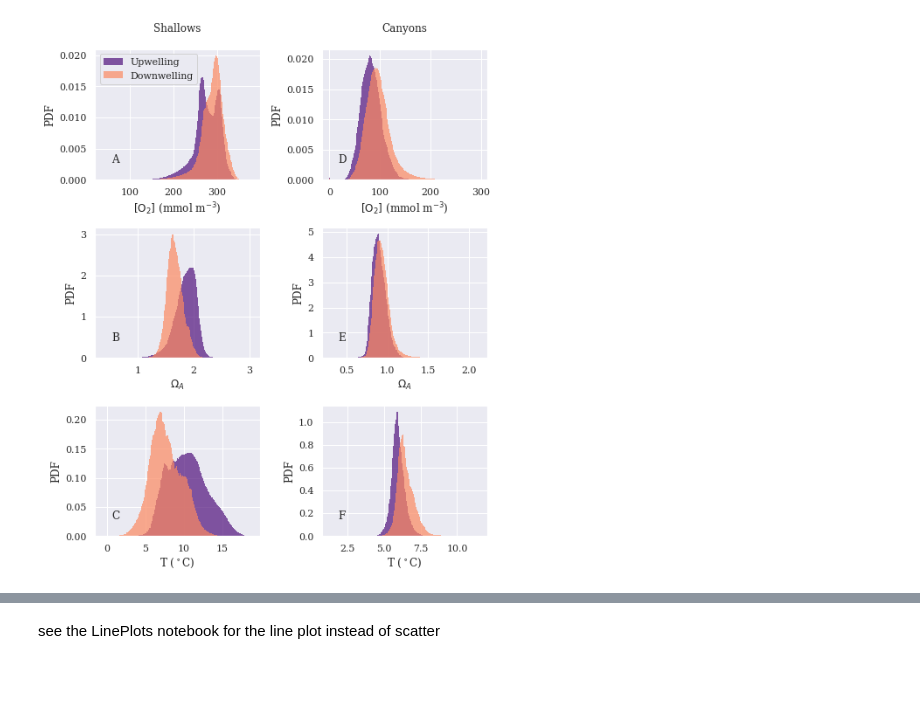
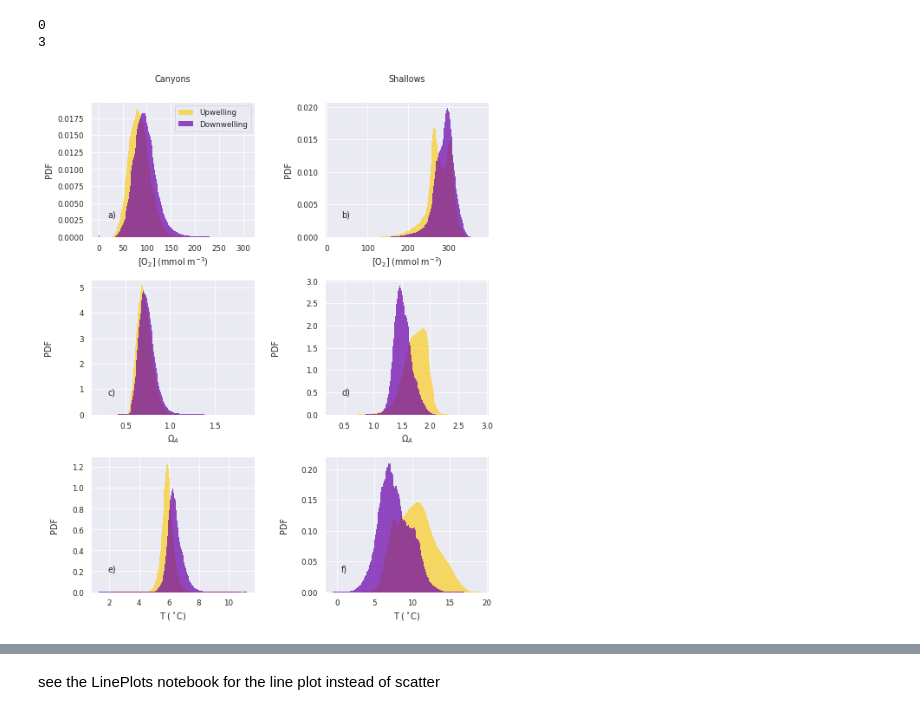
Before and after one commit to ashao/NEP36_cluster_analysis, a Jupyter notebook: compare_cluster_distributions.ipynb, the cells around one changed output, grey strips where cells are left out. Saved outputs shown, nothing was run; the diff lists cells and outputs as text; code cells hidden in the pictures; blank space fills up the shorter version.

Commit message:
adding all codes for draft paper

```diff
--- a/compare_cluster_distributions.ipynb
+++ b/compare_cluster_distributions.ipynb
@@ -108,0 +132,6 @@ plt.tight_layout()
+# %%
+def getRHO(T,S,nlon,nlat,D):
+    P=gsw.p_from_z(-D,nlat)
+    SA=gsw.SA_from_SP(S, P, nlon,nlat)
+    rho=gsw.rho(SA,T,P)-1000
+    return rho
@@ -108,0 +188,8 @@ plt.tight_layout()
+# %%
+from netCDF4 import Dataset, num2date
+
+namdepth='/home/amh001/space_fs7/DATA/NEP36-I/HINDCAST/inputs_714x1020/Bathymetry_NEP36_GLORYS12v1OBC_10.nc'
+ncT= Dataset(namdepth,'r')
+bat = ncT.variables['Bathymetry'][:] #(t,z,y.x)
+nav_lon = ncT.variables['nav_lon'][:][:]
+nav_lat = ncT.variables['nav_lat'][:][:]
@@ -263,0 +541,8 @@ plt.savefig('../Figures/clusters.jpg', format='jpg', bbox_inches='tight',transpa
+# %%
+def get_deseasoned_plot(cluster_ds, var, color, label, linestyle):
+    cluster=cluster_ds.sel(time=slice('1996-01-01T12:00:00', '2019-12-31T12:00:00'))
+    ds_months = cluster.groupby('time.month').mean()
+    monthly=cluster.resample(time='1MS').mean(dim='time')
+    X=deseason(monthly[var].values,ds_months[var].values)
+    X0=np.mean(X, axis=1)
+    plt.plot(monthly.time.values, X0, color=color, label=label, linestyle=linestyle)
@@ -282,9 +682,12 @@ def filter_by_season_and_values(ds, month_range):
   #      'size'   : 12}
 
 #matplotlib.rc('font', **font)
+sns.set('paper')
 
 downwelling = {}
 upwelling = {}
+subpanel = ['a)','c)','e)','b)', 'd)', 'f)']
+
 #sns.set_style('ticks')
 plt.figure(figsize=(Wf,Hf))
 att=0.5
@@ -293,13 +696,14 @@ at=0.1
 bt=.2
 for cluster_label, cluster_ds in enumerate(clusters_ds):
     if cluster_label in plot_clusters:
+        print(cluster_label)
         ds_months = cluster_ds.groupby('time.month')
         # For every dataset separate data in upwelling and downwelling months
         upwelling_ds = filter_by_season_and_values(cluster_ds, upwelling_months)
         downwelling_ds = filter_by_season_and_values(cluster_ds, downwelling_months)
         downwelling[cluster_label] = downwelling_ds.copy()
         upwelling[cluster_label] = upwelling_ds.copy()
-        if cluster_label==7:
+        if cluster_label==3:
             clust=3
         else:
             clust=0
@@ -312,40 +716,47 @@ for cluster_label, cluster_ds in enumerate(clusters_ds):
             elif fig0==4:
                 fig=2
             elif fig0==5:
                 fig=4
             else:
                 fig=fig0
 
             #print(idx,fig0,fig)
             ax=plt.subplot(3,2,fig)
-            plt.hist(upwelling_ds[var].to_numpy().flatten(),label='Upwelling', **hist_kwargs, color=colorA)
-            plt.hist(downwelling_ds[var].to_numpy().flatten(),label='Downwelling', **hist_kwargs, color=colorB)
-            ax.set_ylabel('PDF')
+            plt.hist(upwelling_ds[var].to_numpy().flatten(),label='Upwelling', **hist_kwargs, color=colorB)
+            plt.hist(downwelling_ds[var].to_numpy().flatten(),label='Downwelling', **hist_kwargs, color=colorA)
+            if fig ==3 or fig==4:
+                ax.set_ylabel('PDF', labelpad=30)
+            elif fig ==5 or fig==6:
+                ax.set_ylabel('PDF', labelpad=15)
+            else:
+                ax.set_ylabel('PDF')
             name=cluster_names[cluster_label]
 
             if fig==1 or fig==2:
                 #plt.ylim([0,0.021])
                 ax.text(att, btt, name, transform=ax.transAxes,  va='top',ha='center', fontweight='normal',zorder=1000)
 
            # elif fig==3 or fig==4:
             #    plt.ylim([0,5])
             #elif fig==5 or fig==6:
             #    plt.ylim([0,1.1])
 
 
             if var=='OmegaA':
                 ax.set_xlabel(f"{long_names[var]}")
             else:
                 ax.set_xlabel(f"{long_names[var]} ({units[var]})")
             if idx+clust == 0:
                 #plt.title(cluster_names[cluster_label])
                 plt.legend()
             ax.text(at, bt, subpanel[idx+clust], transform=ax.transAxes,  va='top', fontweight='normal',zorder=1000)
-
-        plt.tight_layout()
-        plt.savefig('../Figures/distributions.jpg')#'+str(cluster_names[cluster_label])+'.jpg', format='jpg', bbox_inches='tight',transparent=False,dpi=500)
+    plt.tight_layout(w_pad=2)
+    #plt.subplots_adjust(wspace=0.4)
+    plt.savefig('../Figures/distributions.png',bbox_inches='tight',transparent=False,dpi=500)#'+str(cluster_names[cluster_label])+'.jpg', format='jpg', bbox_inches='tight',transparent=False,dpi=500)
 # %% [output]
+0
+3
-[figure, old version]
+[figure, new version]
 # %%
 # plt.style.use(['seaborn-notebook'])
 # %%
```
Also changed, not shown: parts of 37 cells of this notebook, 9 other files.
